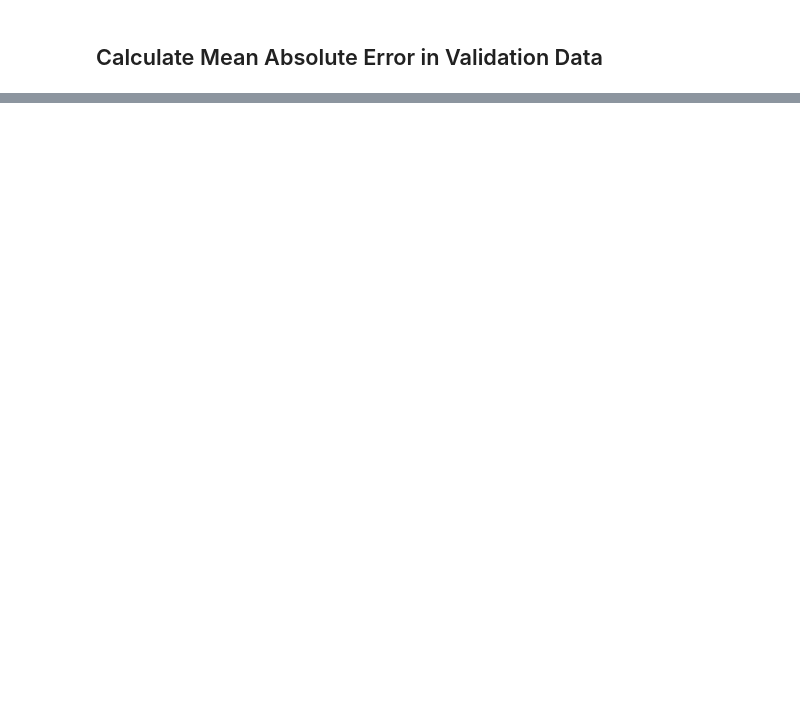
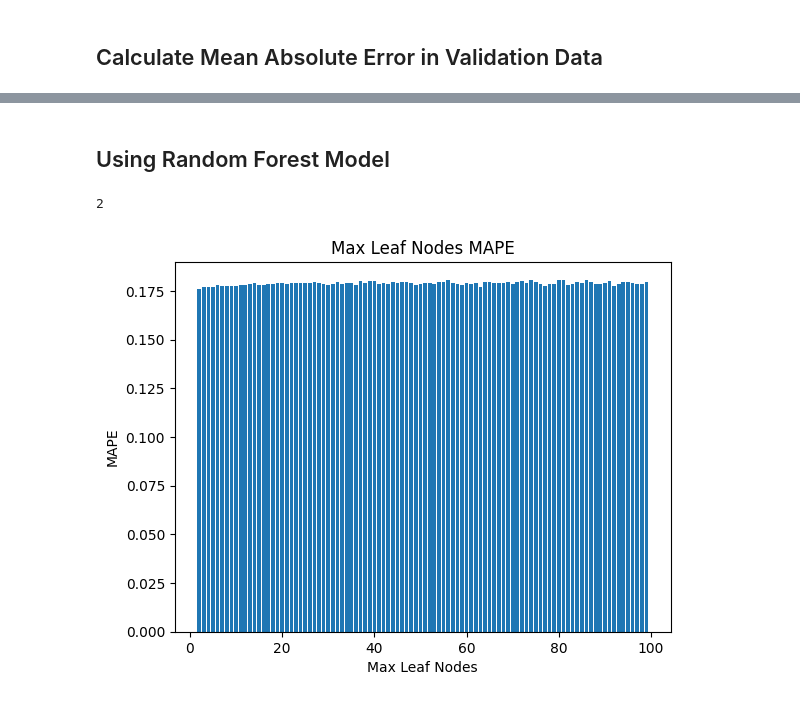
Before and after one commit to joshuafrellte/Teen-Mental-Health_Model, a Jupyter notebook: Jupyter_Test.ipynb, the cells around one changed output, grey strips where cells are left out. Drawn from its saved outputs; the diff is of its cells as text; code cells hidden in the pictures; blank space fills up the shorter version.

```diff
--- a/Jupyter_Test.ipynb
+++ b/Jupyter_Test.ipynb
@@ -89,0 +136,22 @@ print("{:.4%}".format(val_mae))
+# %% [markdown]
+## Using Random Forest Model
+# %%
+from sklearn.ensemble import RandomForestRegressor
+
+forest_model = RandomForestRegressor()
+forest_model.fit(train_X, train_y)
+forest_predictions = forest_model.predict(val_X)
+
+MLN = {}
+for max_leaf_nodes in range(2, 100):
+    MLN[max_leaf_nodes] = get_mae(RandomForestRegressor, max_leaf_nodes, train_X, val_X, train_y, val_y)
+
+print(min(list(MLN.keys())))
+plt.bar(list(MLN.keys()), list(MLN.values()))
+plt.title('Max Leaf Nodes MAPE')
+plt.xlabel('Max Leaf Nodes')
+plt.ylabel('MAPE')
+plt.show()
+# %% [output]
+2
+[figure, added]
```
Also changed, not shown: parts of 7 cells of this notebook.
